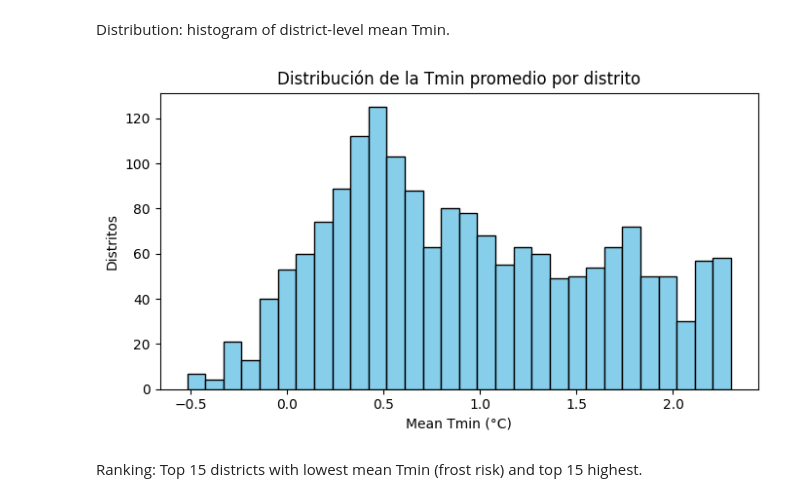
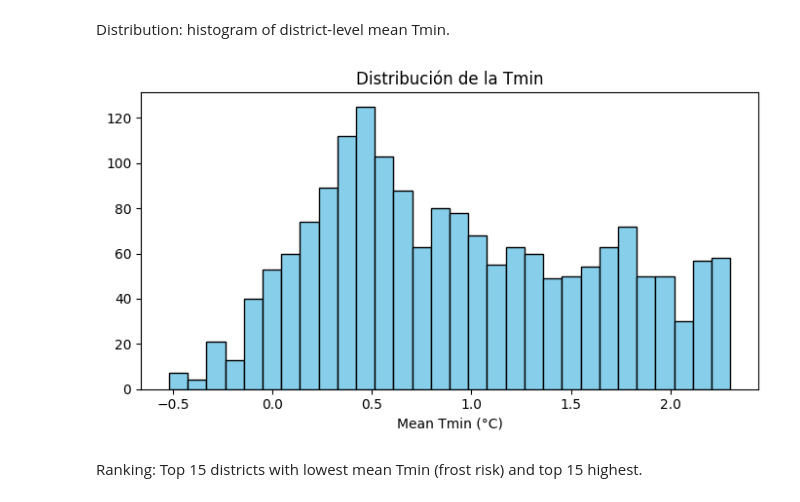
Before and after one commit to wiricardo/Peru-Minimum-Temperature-Raster-Analysis, a Jupyter notebook: notebooks/code.ipynb, the cells around one changed output. Saved outputs shown, nothing was run; the diff lists cells and outputs as text; code cells hidden in the pictures.

```diff
--- a/notebooks/code.ipynb
+++ b/notebooks/code.ipynb
@@ -183,19 +183,18 @@ Distribution: histogram of district-level mean Tmin.
 # %%
 import matplotlib.pyplot as plt
 
 COL = "temp_promedio_total"
 
 plt.figure(figsize=(7, 4))
 plt.hist(gdf[COL], bins=30, color="skyblue", edgecolor="black")
 plt.xlabel("Mean Tmin (°C)")
-plt.ylabel("Distritos")
-plt.title("Distribución de la Tmin promedio por distrito")
+plt.title("Distribución de la Tmin")
 plt.tight_layout()
 plt.savefig("../output/hist_tmin.png", dpi=300)
 plt.show()
 plt.close()
 # %% [output]
-[figure, old version]
+[figure, new version]
 # %% [markdown]
 Ranking: Top 15 districts with lowest mean Tmin (frost risk) and top 15 highest.
 # %%
```
Also changed, not shown: parts of 1 cell of this notebook, 2 other files.
